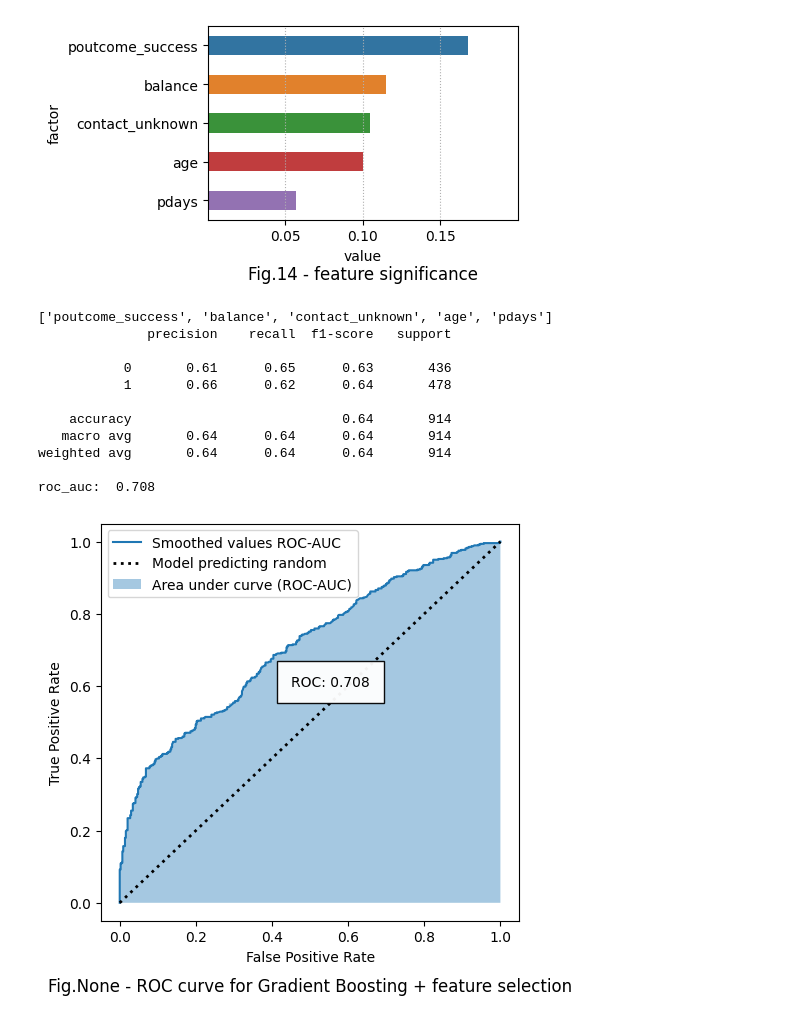
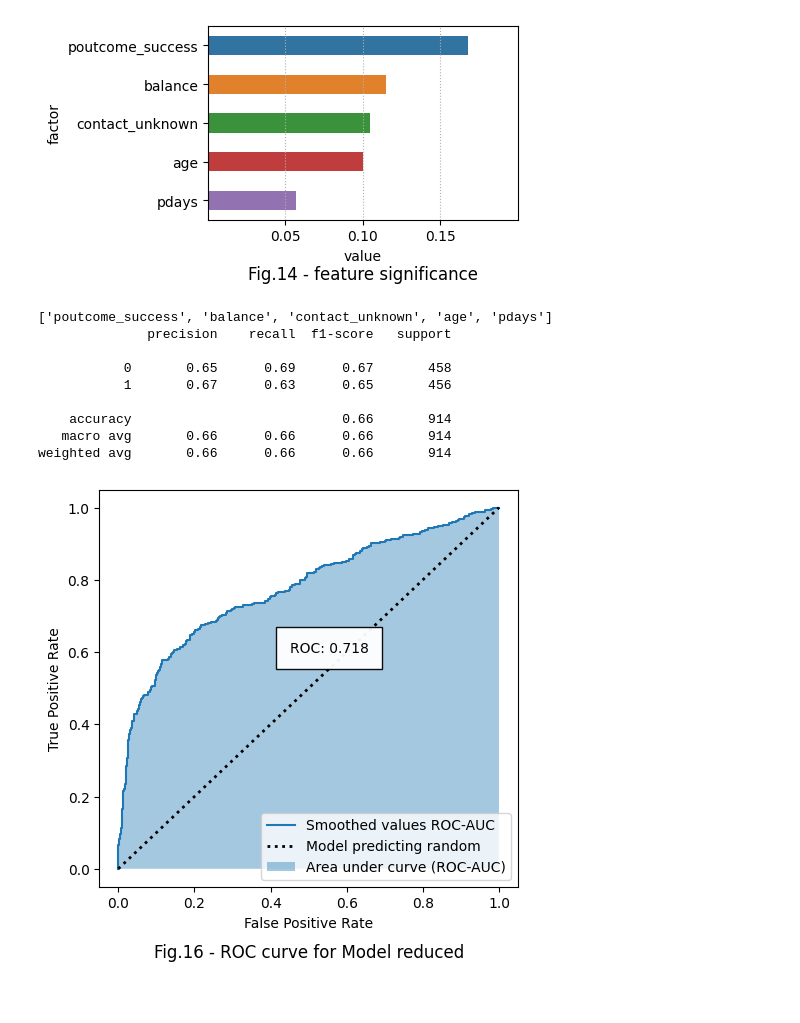
Before and after one commit to Alex1iv/Deposit-subscription, a Jupyter notebook: notebooks/Project_en.ipynb, the cells around one changed output. Cells and saved outputs as stored; diff of their text form; code cells hidden in the pictures.

```diff
--- a/notebooks/Project_en.ipynb
+++ b/notebooks/Project_en.ipynb
@@ -1496,25 +1468,54 @@ gb_reduced = ensemble.GradientBoostingClassifier(
 gb_reduced.fit(X_train[top_five], y_train)
 
 # Predict target values
-y_pred_reduced, y_prob_reduced = gb_reduced.predict(X_valid[top_five]), gb_reduced.predict_proba(X_valid[top_five])[:,1]
+y_pred_reduced, y_prob_reduced = gb_reduced.predict(X_test[top_five]), gb_reduced.predict_proba(X_test[top_five])[:,1]
 
 # Metrics report
-print(metrics.classification_report(y_valid, y_pred_reduced))
-
-get_ROC_plot(gb_reduced, X_valid[top_five], y_valid, 'Gradient Boosting + feature selection') #,
+print(metrics.classification_report(y_test, y_pred_reduced))
 # %% [output]
 ['poutcome_success', 'balance', 'contact_unknown', 'age', 'pdays']
               precision    recall  f1-score   support
 
-           0       0.61      0.65      0.63       436
-           1       0.66      0.62      0.64       478
+           0       0.65      0.69      0.67       458
+           1       0.67      0.63      0.65       456
 
-    accuracy                           0.64       914
-   macro avg       0.64      0.64      0.64       914
-weighted avg       0.64      0.64      0.64       914
-
-roc_auc:  0.708
+    accuracy                           0.66       914
+   macro avg       0.66      0.66      0.66       914
+weighted avg       0.66      0.66      0.66       914
-[figure, removed]
+# %%
+fig_id = 16
+title = 'Model reduced'
+model = gb_reduced
+# Plot
+fig, ax = plt.subplots(figsize=(5, 5))
+
+# ROC curve
+ax.plot(false_positive_rates, true_positive_rates,
+        label='Smoothed values ROC-AUC')
+
+# Random model
+ax.plot([0, 1], [0, 1], color='k', lw=2, linestyle=':',
+        label='Model predicting random')
+
+ax.set_title(f'Fig.{fig_id} - ROC curve for {title}', y=-0.2)
+ax.set_xlabel('False Positive Rate')
+ax.set_ylabel('True Positive Rate')
+
+ax.fill_between(false_positive_rates,
+                true_positive_rates,
+                step="pre",
+                alpha=0.4, label='Area under curve (ROC-AUC)')
+
+# Annotate figure with ROC cureve
+plt.annotate(f'ROC: {roc_auc_score(y_test, model.predict_proba(X_test[top_five])[:,1]).round(3)}', xy=(0.45,0.6), textcoords='data',
+            bbox={'facecolor': 'w', 'alpha': 0.95, 'pad': 10}
+);
+
+
+ax.legend()
+plt.tight_layout()
+# %% [output]
+[figure, added]
 # %%
 # Save reduced model
 with open(os.path.join(path_models, 'gb_reduced.pkl'), 'wb') as f:
```
Also changed, not shown: parts of 22 cells of this notebook, 1 other file.
